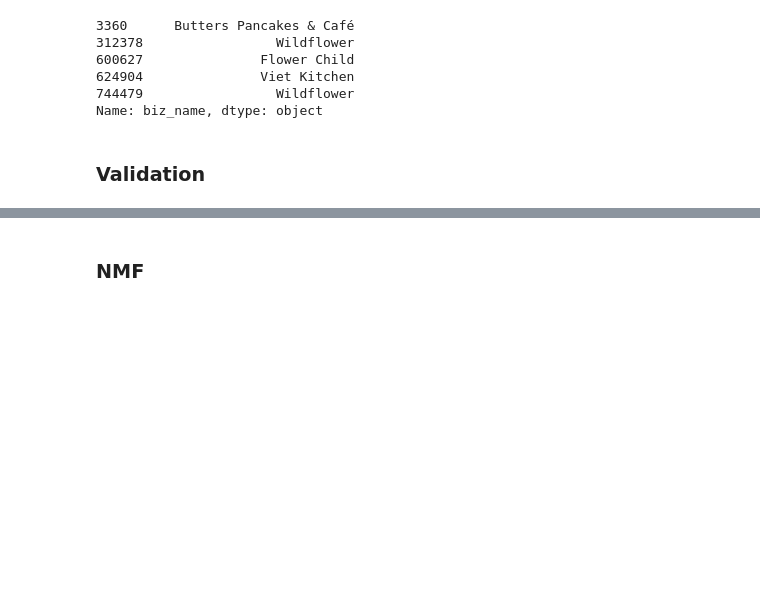
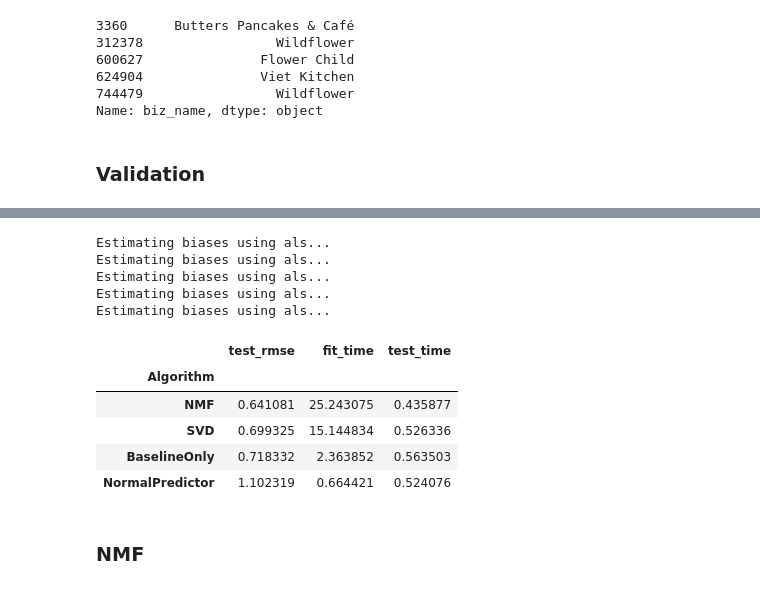
Before and after one commit to yuchild/yelp_cap3_jupyter, a Jupyter notebook: yelp_users_help_from_yelp.ipynb, the cells around one changed output, grey strips where cells are left out. Cells and saved outputs as stored; diff of their text form; code cells hidden in the pictures; blank space fills up the shorter version.

```diff
--- a/yelp_users_help_from_yelp.ipynb
+++ b/yelp_users_help_from_yelp.ipynb
@@ -151,23 +135,29 @@ array([0.69640875, 0.70039832, 0.70292265, 0.69248905, 0.70347494])
 # %%
+def surprise_bench(dat):
+    """
+    Creates benchmark dataframe of SVD, NMF, NormalPredictor, and Baseline with
+    5 Fold cross validation and returns rmse metrics
+    """
 
-benchmark = []
-# Iterate over all algorithms
-for algorithm in [SVD()
-                  , NMF()
-                  , NormalPredictor()
-                  , CoClustering()
-                  , BaselineOnly()
-                 ]:
+    benchmark = []
+
+    # Iterate over all algorithms
+    for algorithm in [SVD()
+                      , NMF()
+                      , NormalPredictor()
+                      , BaselineOnly()
+                     ]:
     # Perform cross validation
-    results = cross_validate(algorithm
-                             , data
-                             , measures=['RMSE']
-                             , cv=5
-                             , verbose=True)
+        results = cross_validate(algorithm
+                                 , dat
+                                 , measures=['RMSE']
+                                 , cv=5
+                                 , verbose = False
+                                )
 
-    # Get results & append algorithm name
-    tmp = pd.DataFrame.from_dict(results).mean(axis=0)
-    tmp = tmp.append(pd.Series([str(algorithm).split(' ')[0].split('.')[-1]], index=['Algorithm']))
-    benchmark.append(tmp)
+        # Get results & append algorithm name
+        tmp = pd.DataFrame.from_dict(results).mean(axis=0)
+        tmp = tmp.append(pd.Series([str(algorithm).split(' ')[0].split('.')[-1]], index=['Algorithm']))
+        benchmark.append(tmp)
 
-pd.DataFrame(benchmark).set_index('Algorithm').sort_values('test_rmse')
+    return pd.DataFrame(benchmark).set_index('Algorithm').sort_values('test_rmse')
@@ -199,3 +164,17 @@ Test time         0.27    0.28    0.28    1.16    0.28    0.45    0.35
+# %%
+surprise_bench(data)
+# %% [output]
+Estimating biases using als...
+Estimating biases using als...
+Estimating biases using als...
+Estimating biases using als...
+Estimating biases using als...
+|  | test_rmse | fit_time | test_time |
+| Algorithm |  |  |  |
+| NMF | 0.641081 | 25.243075 | 0.435877 |
+| SVD | 0.699325 | 15.144834 | 0.526336 |
+| BaselineOnly | 0.718332 | 2.363852 | 0.563503 |
+| NormalPredictor | 1.102319 | 0.664421 | 0.524076 |
 # %% [markdown]
 ### NMF
 # %%
```
Also changed, not shown: parts of 85 cells of this notebook, 4 other files.
